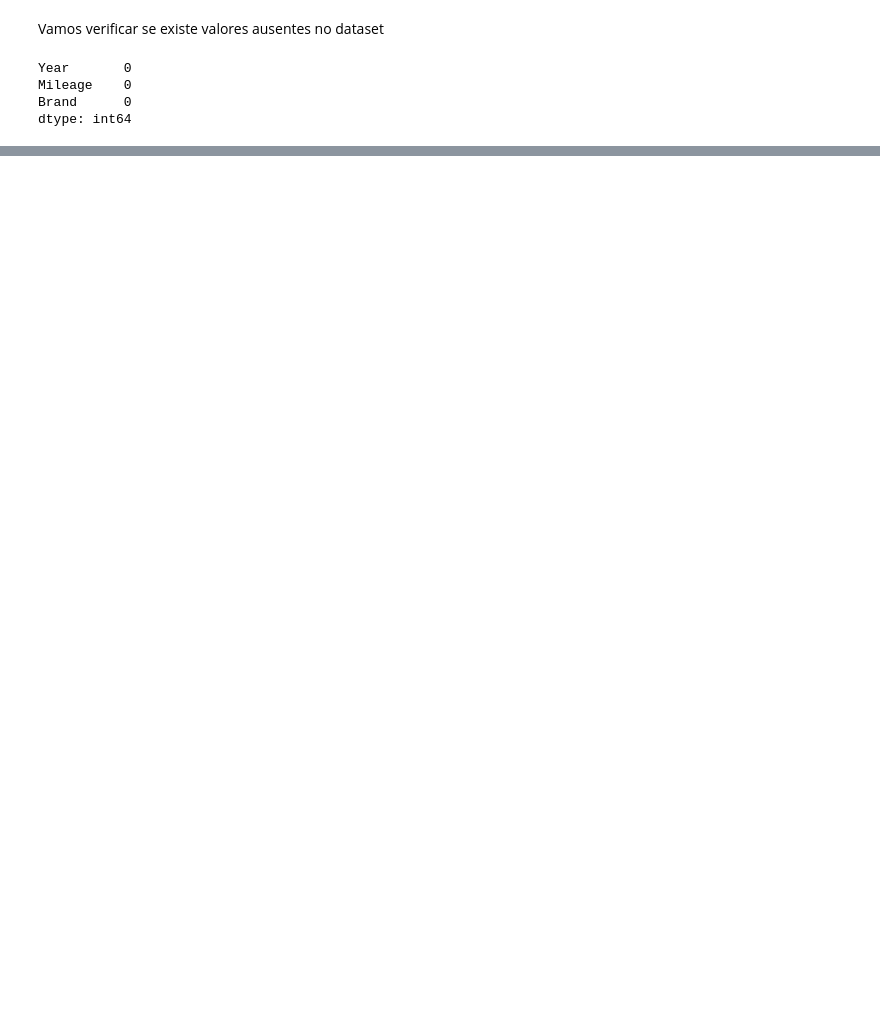
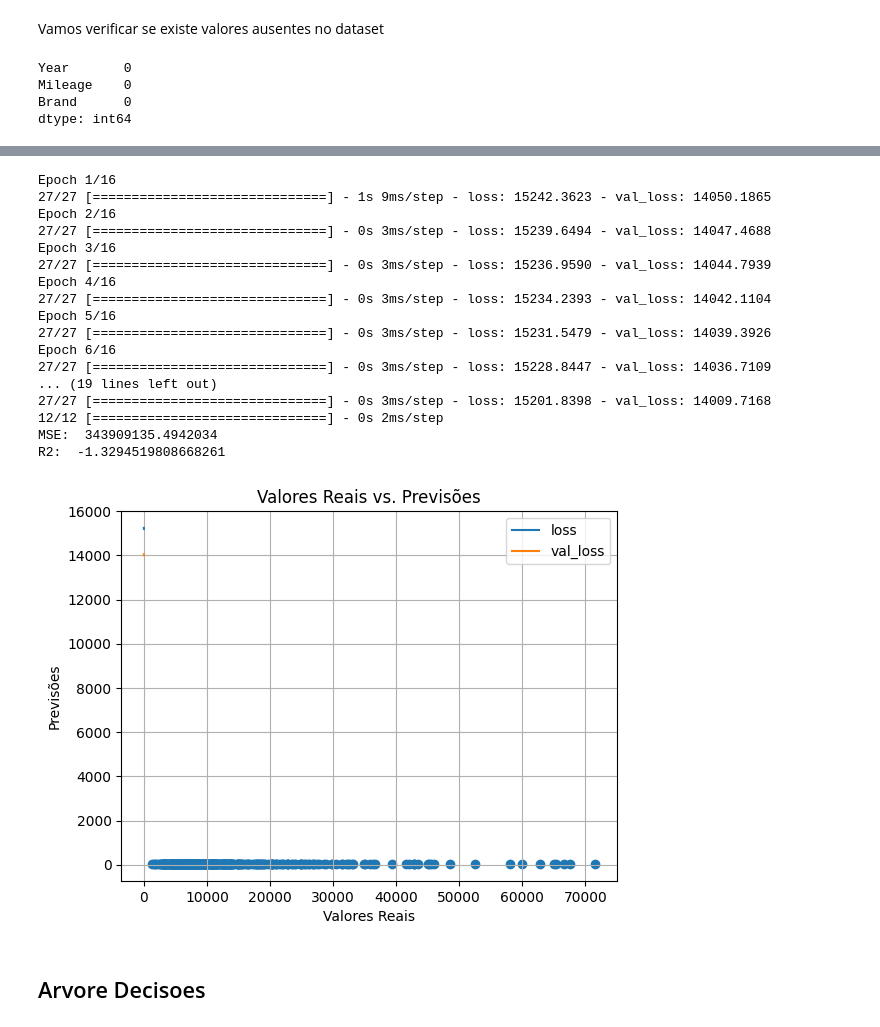
Before and after one commit to danzbz/VehiclePriceAI, a Jupyter notebook: RegressaoLinear.ipynb, the cells around one changed output, grey strips where cells are left out. Drawn from its saved outputs; the diff is of its cells as text; code cells hidden in the pictures; blank space fills up the shorter version.

```diff
--- a/RegressaoLinear.ipynb
+++ b/RegressaoLinear.ipynb
@@ -542,0 +549,77 @@ R^2 Score: 0.707989894312836
+# %%
+import pandas as pd
+import numpy as np
+import matplotlib.pyplot as plt
+import tensorflow as tf
+from tensorflow import keras
+from tensorflow.keras import layers
+from tensorflow.keras.layers.experimental import preprocessing
+from sklearn.model_selection import train_test_split
+from sklearn.metrics import mean_squared_error, r2_score
+
+def plot_loss(history):
+    plt.plot(history.history['loss'], label='loss')
+    plt.plot(history.history['val_loss'], label='val_loss')
+    plt.xlabel('Épocas')
+    plt.ylabel('Erro')
+    plt.legend()
+    plt.grid(True)
+
+# Supondo que 'df' é o seu DataFrame após o pré-processamento
+# Substitua 'df' pelo seu DataFrame de dados pré-processados
+
+# Definindo as variáveis independentes e a dependente
+X = df_dummy.drop(['Price'], axis=1)
+y = df_dummy[['Price']]
+
+# Dividindo o conjunto de dados em treino e teste
+X_train, X_test, y_train, y_test = train_test_split(X, y, test_size=0.3, random_state=1)
+
+# Escolha um modelo e treine-o
+normalizer = preprocessing.Normalization()
+normalizer.adapt(X_train)
+
+model = keras.Sequential([
+    normalizer,
+    layers.Dense(1)
+])
+
+model.compile(optimizer=tf.optimizers.Adam(learning_rate=0.1), loss='mean_absolute_error')
+
+# Treinando o modelo
+# Faça previsões
+history = model.fit(X_train, y_train,epochs=16, validation_data=(X_test, y_test))
+plot_loss(history)
+
+# Avalie o modelo
+y_pred = model.predict(X_test)
+print("MSE: " , mean_squared_error(y_test, y_pred))
+print("R2: " , r2_score(y_test, y_pred))
+
+# Visualize os resultados
+plt.scatter(y_test, y_pred)
+plt.xlabel('Valores Reais')
+plt.ylabel('Previsões')
+plt.title('Valores Reais vs. Previsões')
+plt.show()
+# %% [output]
+Epoch 1/16
+27/27 [==============================] - 1s 9ms/step - loss: 15242.3623 - val_loss: 14050.1865
+Epoch 2/16
+27/27 [==============================] - 0s 3ms/step - loss: 15239.6494 - val_loss: 14047.4688
+Epoch 3/16
+27/27 [==============================] - 0s 3ms/step - loss: 15236.9590 - val_loss: 14044.7939
+Epoch 4/16
+27/27 [==============================] - 0s 3ms/step - loss: 15234.2393 - val_loss: 14042.1104
+Epoch 5/16
+27/27 [==============================] - 0s 3ms/step - loss: 15231.5479 - val_loss: 14039.3926
+Epoch 6/16
+27/27 [==============================] - 0s 3ms/step - loss: 15228.8447 - val_loss: 14036.7109
+... (19 lines left out)
+27/27 [==============================] - 0s 3ms/step - loss: 15201.8398 - val_loss: 14009.7168
+12/12 [==============================] - 0s 2ms/step
+MSE:  343909135.4942034
+R2:  -1.3294519808668261
+[figure, added]
+# %% [markdown]
+## Arvore Decisoes
```
Also changed, not shown: parts of 21 cells of this notebook.
